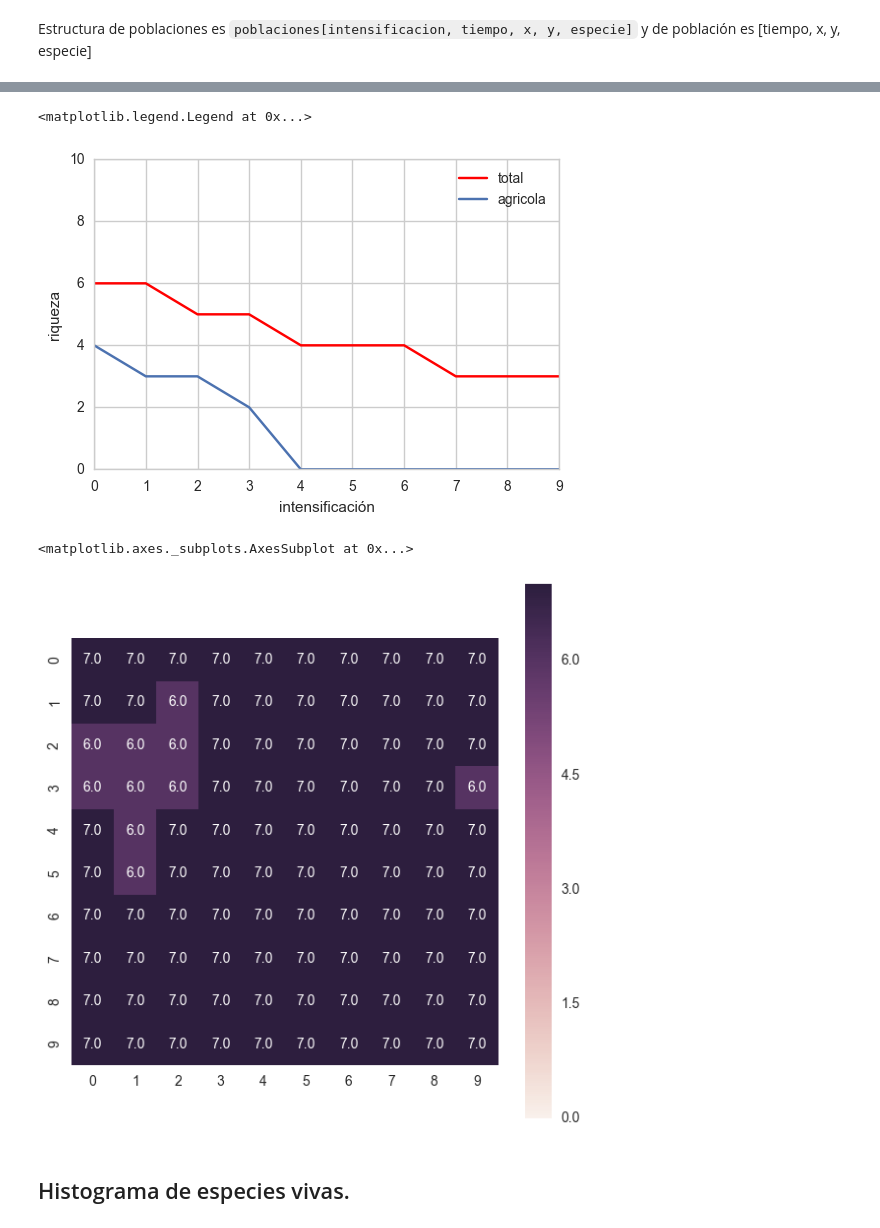
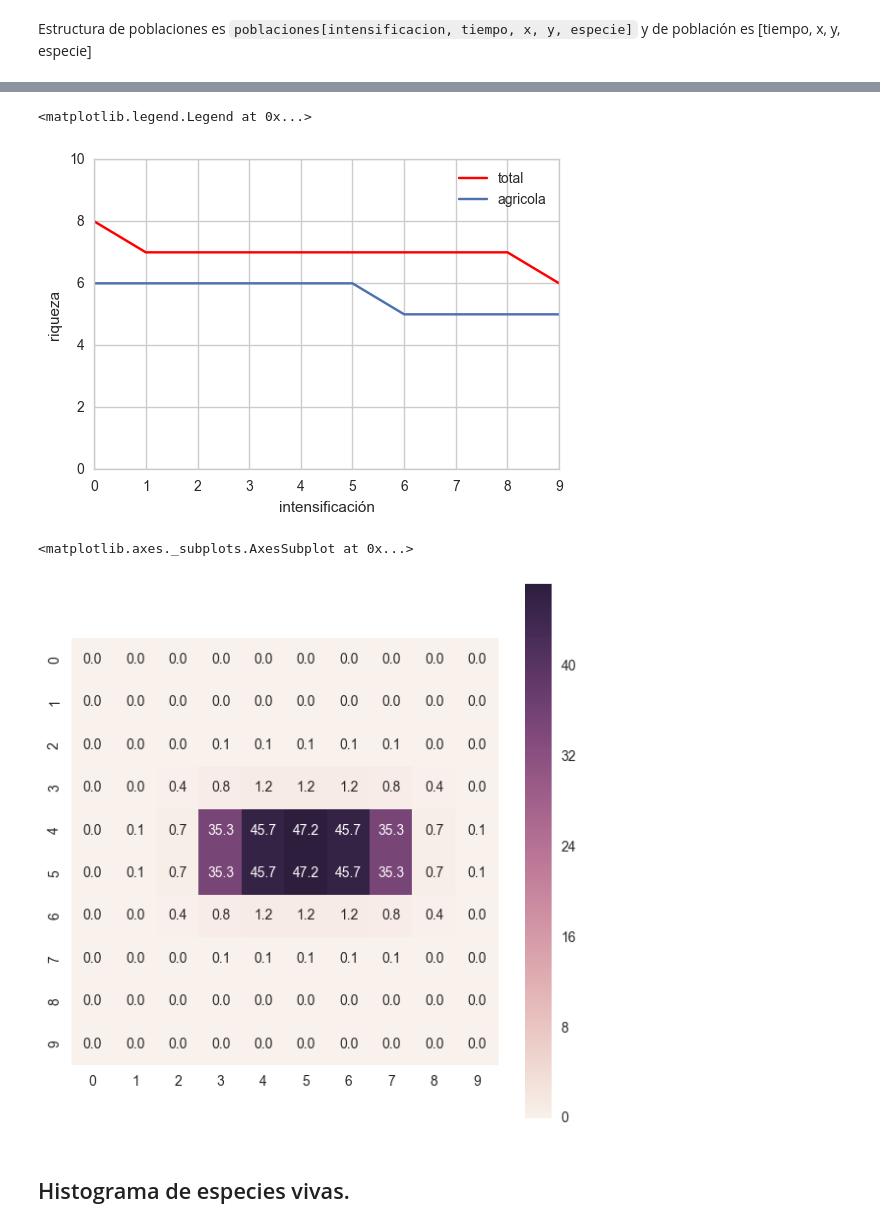
Before and after one commit to iramosp/MatrizAgroecol-gica, a Jupyter notebook: Exp-habitat/Exp parches habitat.ipynb, the cells around one changed output, grey strips where cells are left out. Cells and saved outputs as stored; diff of their text form; code cells hidden in the pictures.

Commit message:
Experimentos riqueza total

```diff
--- a/Exp-habitat/Exp parches habitat.ipynb
+++ b/Exp-habitat/Exp parches habitat.ipynb
@@ -342,11 +342,12 @@ for c in comunidades:
 # %% [markdown]
 Estructura de poblaciones es `poblaciones[intensificacion, tiempo, x, y, especie]` y de población es [tiempo, x, y, especie]
 # %%
-poblaciones = np.load('./exp5_h4_c064.npy')
+poblaciones = np.load('../datos/exp1c/exp1c_h0_c043.npy')
 poblacion = poblaciones[0, :, :, :, :]
+paisajes = np.load("../paisajes_h0.npy")
 paisaje = paisajes[0].tolist()
 
-biomasa_min = 0.0001
+biomasa_min = 30
 
 # Biomasa paisaje
 biomasa = [None] * len(poblacion)
@@ -359,8 +360,9 @@ for i in range(len(poblacion)):
 riqueza_milpa = [None] * len(poblacion)
 biomasa_milpa = [None] * len(poblacion)
 
-for i in range(len(poblacion)):
-    riqueza_milpa[i] = riqueza_agricola(poblacion, paisaje, i, biomasa_min)[1]
-    biomasa_milpa[i] = riqueza_agricola(poblacion, paisaje, i, biomasa_min)[0]
+
+#for i in range(len(poblacion)):
+    #riqueza_milpa[i] = riqueza_agricola(poblacion, paisaje, i, biomasa_min)[1]
+    #biomasa_milpa[i] = riqueza_agricola(poblacion, paisaje, i, biomasa_min)[0]
 # %%
 fig = plt.figure()
@@ -374,11 +376,11 @@ plt.ylabel('riqueza total')
 # %%
 riqueza_vs_intesificacion = np.zeros(10)
 for i in range(10):
-    riqueza_vs_intesificacion[i] = riqueza_paisaje(poblaciones[i,:,:,:,:], -2, 30)[1]
+    riqueza_vs_intesificacion[i] = riqueza_paisaje(poblaciones[i,:,:,:,:], -1, .5)[1]
 
 riquezaagricola_vs_intesificacion = np.zeros(10)
 for i in range(10):
-    riquezaagricola_vs_intesificacion[i] = riqueza_agricola(poblaciones[i,:,:,:,:], paisaje, -2, 30)[1]
+    riquezaagricola_vs_intesificacion[i] = riqueza_agricola(poblaciones[i,:,:,:,:], paisaje, -1, .5)[1]
 
 fig = plt.figure()
 plt.plot(range(10), riqueza_vs_intesificacion, color = 'r', label='total')
@@ -389,16 +391,16 @@ plt.ylim(0, 10)
 plt.legend()
 # %% [output]
 <matplotlib.legend.Legend at 0x...>
-[figure, old version]
+[figure, new version]
 # %%
-biomasa_celda, riqueza_celda = medidas_por_celda(poblaciones[0], -2, biomasa_min=30/300)
+biomasa_celda, riqueza_celda = medidas_por_celda(poblaciones[9], -1, biomasa_min=30/300)
 
 fig = plt.figure(figsize=(7,7))
-seaborn.heatmap(riqueza_celda, annot=True, fmt='.1f', square=True, vmin=0)
+seaborn.heatmap(biomasa_celda, annot=True, fmt='.1f', square=True, vmin=0)
 #seaborn.heatmap(poblacion[-2, :, :, 1], vmin = 0.0, annot=True, fmt=".1f", square=True)
 # %% [output]
 <matplotlib.axes._subplots.AxesSubplot at 0x...>
-[figure, old version]
+[figure, new version]
 # %% [markdown]
 ## Histograma de especies vivas.
 # %%
```
Also changed, not shown: parts of 13 cells of this notebook, 1 other file.
